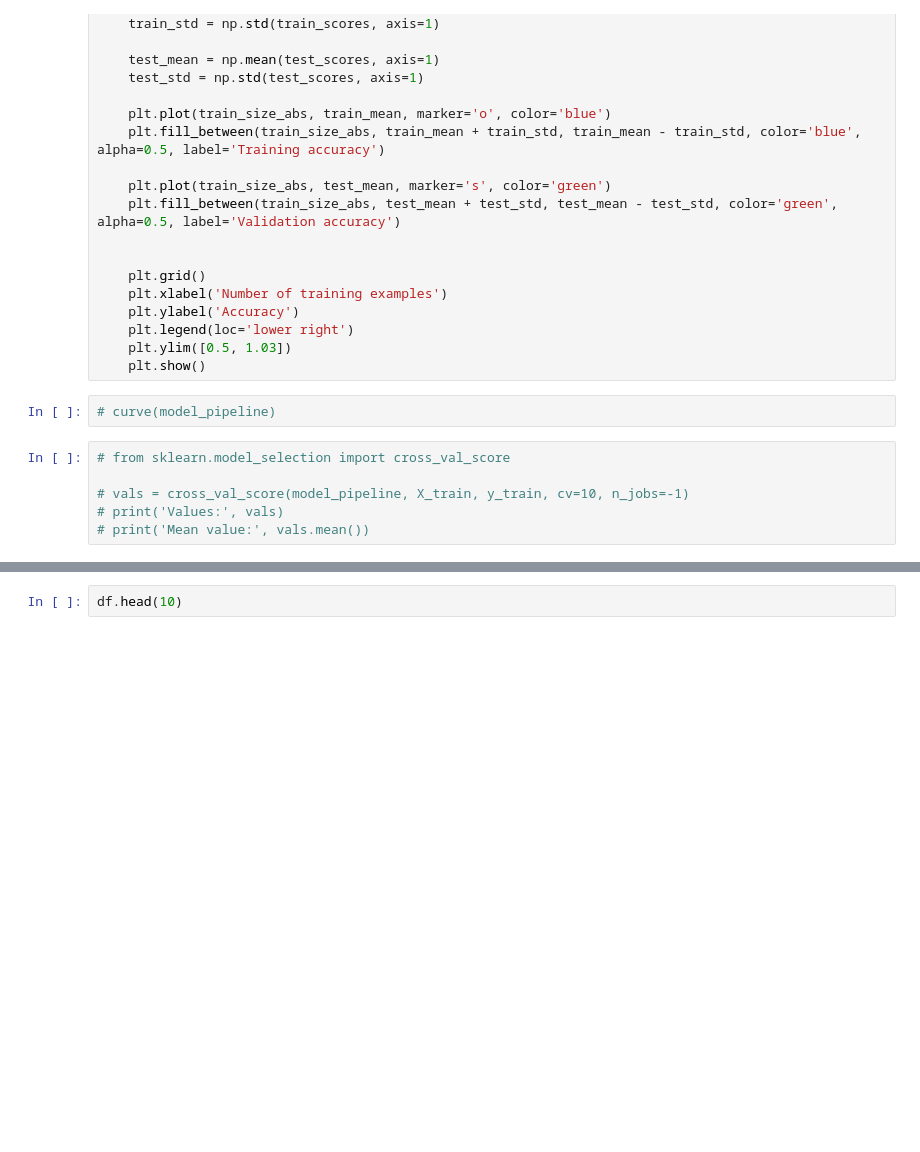
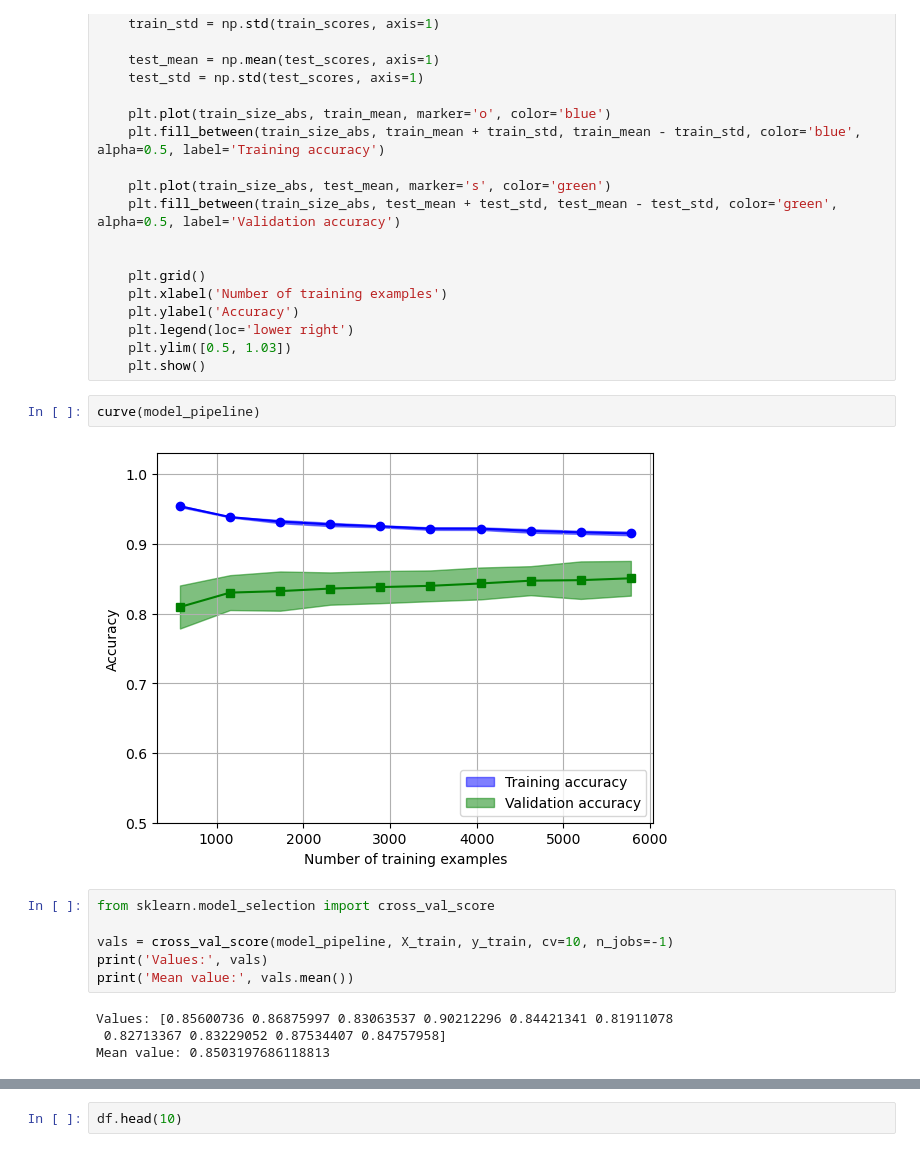
Before and after one commit to AndreyKol1/Bengaluru-Price-Prediction, a Jupyter notebook: BengaluruPred.ipynb, the cells around one changed output, grey strips where cells are left out. Saved outputs shown, nothing was run; the diff lists cells and outputs as text; blank space fills up the shorter version.

```diff
--- a/BengaluruPred.ipynb
+++ b/BengaluruPred.ipynb
@@ -491,14 +489,20 @@ def curve(estim):
     plt.legend(loc='lower right')
     plt.ylim([0.5, 1.03])
     plt.show()
-# %%
-# curve(model_pipeline)
+# %%
+curve(model_pipeline)
+# %% [output]
+[figure, added]
 # %%
-# from sklearn.model_selection import cross_val_score
+from sklearn.model_selection import cross_val_score
 
-# vals = cross_val_score(model_pipeline, X_train, y_train, cv=10, n_jobs=-1)
-# print('Values:', vals)
-# print('Mean value:', vals.mean())
+vals = cross_val_score(model_pipeline, X_train, y_train, cv=10, n_jobs=-1)
+print('Values:', vals)
+print('Mean value:', vals.mean())
+# %% [output]
+Values: [0.85600736 0.86875997 0.83063537 0.90212296 0.84421341 0.81911078
+ 0.82713367 0.83229052 0.87534407 0.84757958]
+Mean value: 0.8503197686118813
 # %%
 user_input = pd.DataFrame({
     'area_type': ['Super built-up Area'],
```
Also changed, not shown: parts of 4 cells of this notebook, 1 other file.
